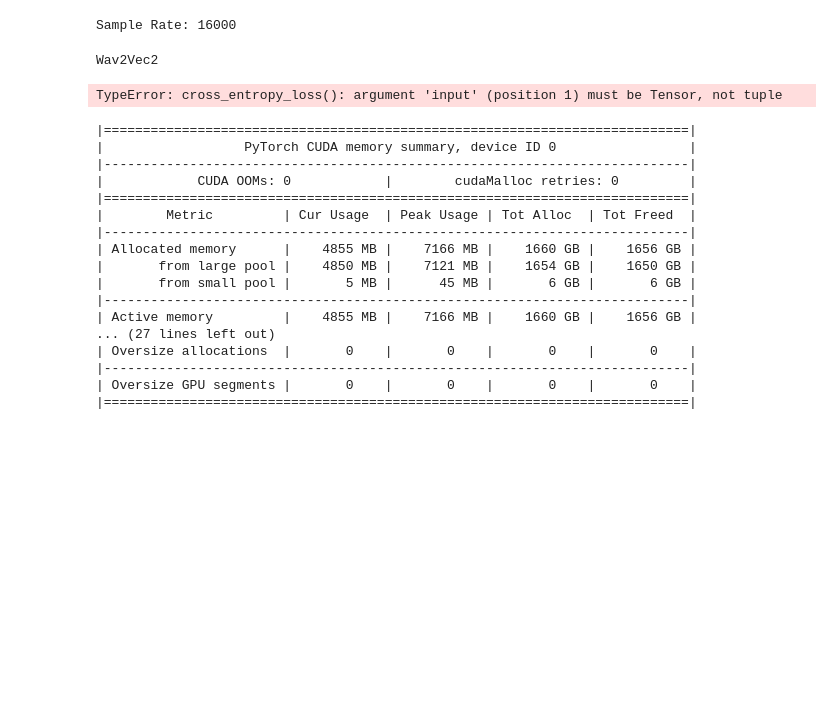
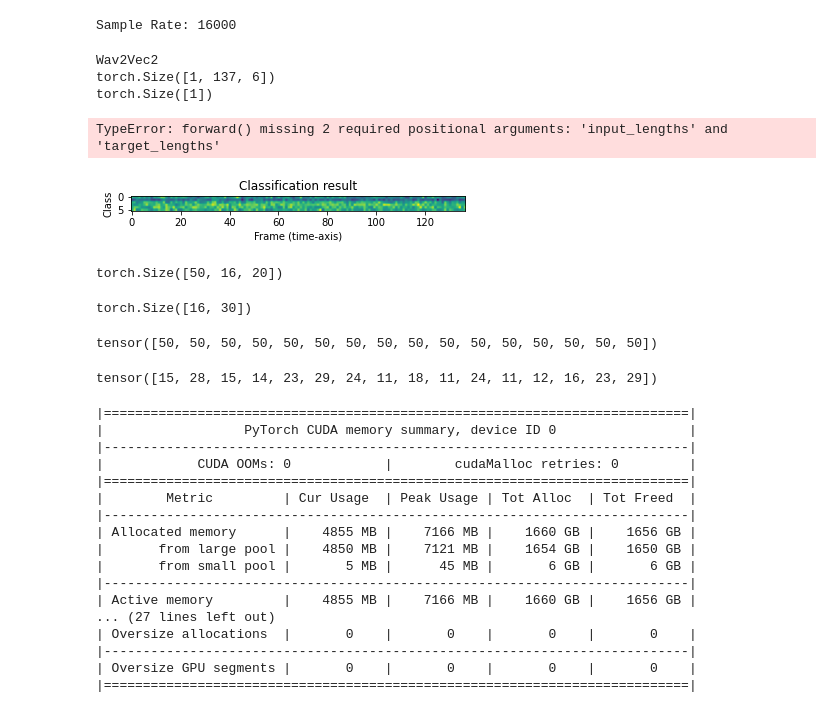
Before and after one commit to pakdaniel/DataMiningFinal, a Jupyter notebook: DataMiningFinal.ipynb, the cells around one changed output. Drawn from its saved outputs; the diff is of its cells as text; code cells hidden in the pictures; blank space fills up the shorter version.

```diff
--- a/DataMiningFinal.ipynb
+++ b/DataMiningFinal.ipynb
@@ -1096,7 +1101,7 @@ test_size = int(np.floor(split * dataset_size))
 train_size = dataset_size - test_size
 train_set, test_set = random_split(dataset, [train_size, test_size])
 
-batch_size = 6
+batch_size = 1
 train_loader = DataLoader(train_set,
                           shuffle = True,
                           batch_size = batch_size)
@@ -1110,7 +1115,7 @@ learning_rate = 0.000005 # 0.00002
 optimizer = torch.optim.Adam(model.parameters(),
                              lr=learning_rate,
                              weight_decay = 1e-6)
-criterion = nn.CrossEntropyLoss()
+criterion = nn.CTCLoss()
 scheduler = torch.optim.lr_scheduler.StepLR(optimizer,
                                             step_size=50,
                                             gamma=0.98)
@@ -1138,8 +1143,8 @@ for epoch in range(1, EPOCHS+1):
 
         # print(features.shape)
         predictions, _ = model(features)
-        # print(predictions.shape)
-        # print(labels.shape)
+        print(predictions.shape)
+        print(labels.shape)
         # predictions = predictions[:,0,:]
         loss = criterion(predictions,labels)
         train_loss += loss.item()
@@ -1177,4 +1182,14 @@ for epoch in range(1, EPOCHS+1):
 print(f"Done training after {time.time()-start} seconds")
 # %% [output]
 Wav2Vec2
+torch.Size([1, 137, 6])
+torch.Size([1])
-TypeError: cross_entropy_loss(): argument 'input' (position 1) must be Tensor, not tuple
+TypeError: forward() missing 2 required positional arguments: 'input_lengths' and 'target_lengths'
+# %%
+plt.imshow(predictions[0].detach().cpu().T)
+plt.title("Classification result")
+plt.xlabel("Frame (time-axis)")
+plt.ylabel("Class")
+plt.show()
+# %% [output]
+[figure, added]
@@ -1181,3 +1214,19 @@ TypeError: cross_entropy_loss(): argument 'input' (position 1) must be Tensor, n
+# %%
+input.shape
+# %% [output]
+torch.Size([50, 16, 20])
+# %%
+target.shape
+# %% [output]
+torch.Size([16, 30])
+# %%
+input_lengths
+# %% [output]
+tensor([50, 50, 50, 50, 50, 50, 50, 50, 50, 50, 50, 50, 50, 50, 50, 50])
+# %%
+target_lengths
+# %% [output]
+tensor([15, 28, 15, 14, 23, 29, 24, 11, 18, 11, 24, 11, 12, 16, 23, 29])
 # %%
 print(torch.cuda.memory_summary(device=None, abbreviated=False))
 # %% [output]
```
Also changed, not shown: parts of 14 cells of this notebook.
